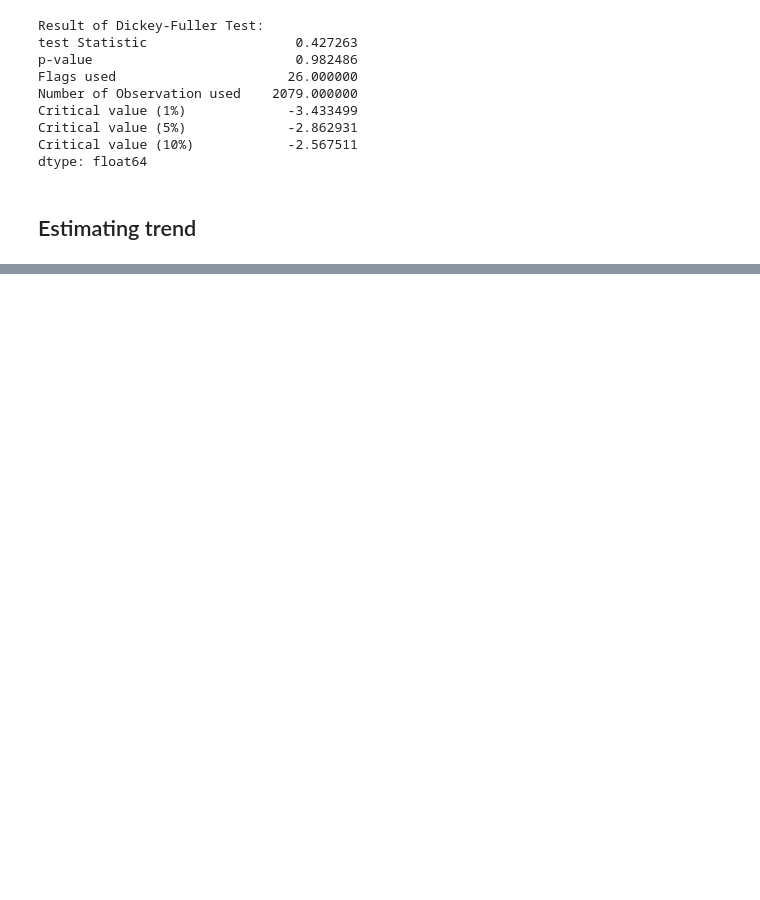
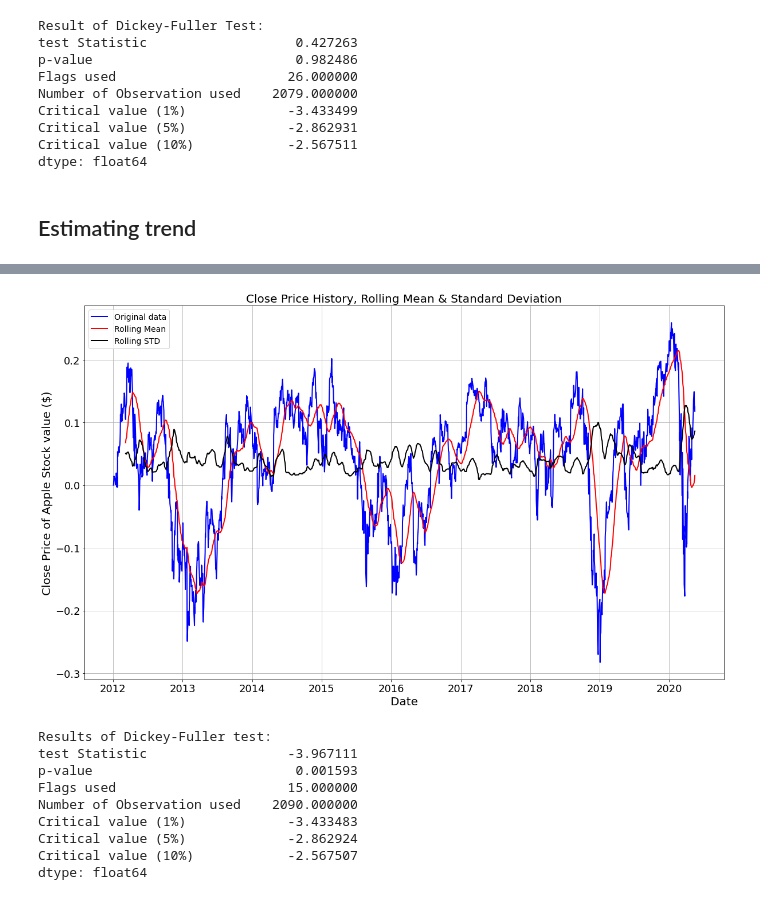
Before and after one commit to VictorDreke/Data-Science-for-Finance, a Jupyter notebook: AppleStockARIMA.ipynb, the cells around one changed output, grey strips where cells are left out. Saved outputs shown, nothing was run; the diff lists cells and outputs as text; code cells hidden in the pictures; blank space fills up the shorter version.

```diff
--- a/AppleStockARIMA.ipynb
+++ b/AppleStockARIMA.ipynb
@@ -189,0 +213,13 @@ dtype: float64
+# %%
+test_stacionarity(dataset_log - exponential_dedacy_weighted_average)
+# %% [output]
+[figure, added]
+Results of Dickey-Fuller test:
+test Statistic                  -3.967111
+p-value                          0.001593
+Flags used                      15.000000
+Number of Observation used    2090.000000
+Critical value (1%)             -3.433483
+Critical value (5%)             -2.862924
+Critical value (10%)            -2.567507
+dtype: float64
```
Also changed, not shown: parts of 19 cells of this notebook.
